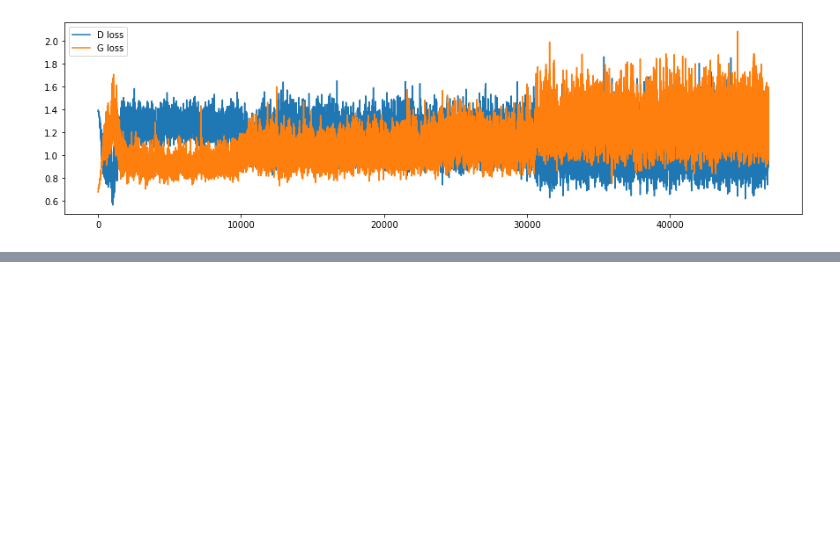
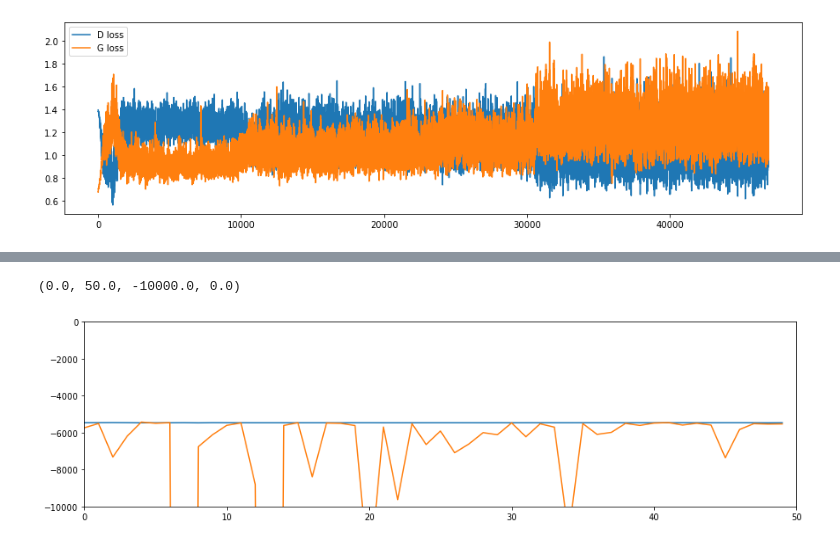
Before and after one commit to mmcs-work/HybridGANTraining, a Jupyter notebook: plot_loss.ipynb, the cells around one changed output, grey strips where cells are left out. Saved outputs shown, nothing was run; the diff lists cells and outputs as text; code cells hidden in the pictures; blank space fills up the shorter version.

```diff
--- a/plot_loss.ipynb
+++ b/plot_loss.ipynb
@@ -60,0 +78,8 @@ plt.plot(x, loss)
+# %%
+f = plt.figure(figsize=(15,4))
+plt.plot(x, l)
+plt.plot(x, l_val)
+plt.axis([0, 50, -10000, 0])
+# %% [output]
+(0.0, 50.0, -10000.0, 0.0)
+[figure, added]
```
Also changed, not shown: parts of 3 cells of this notebook, 4 other files.
